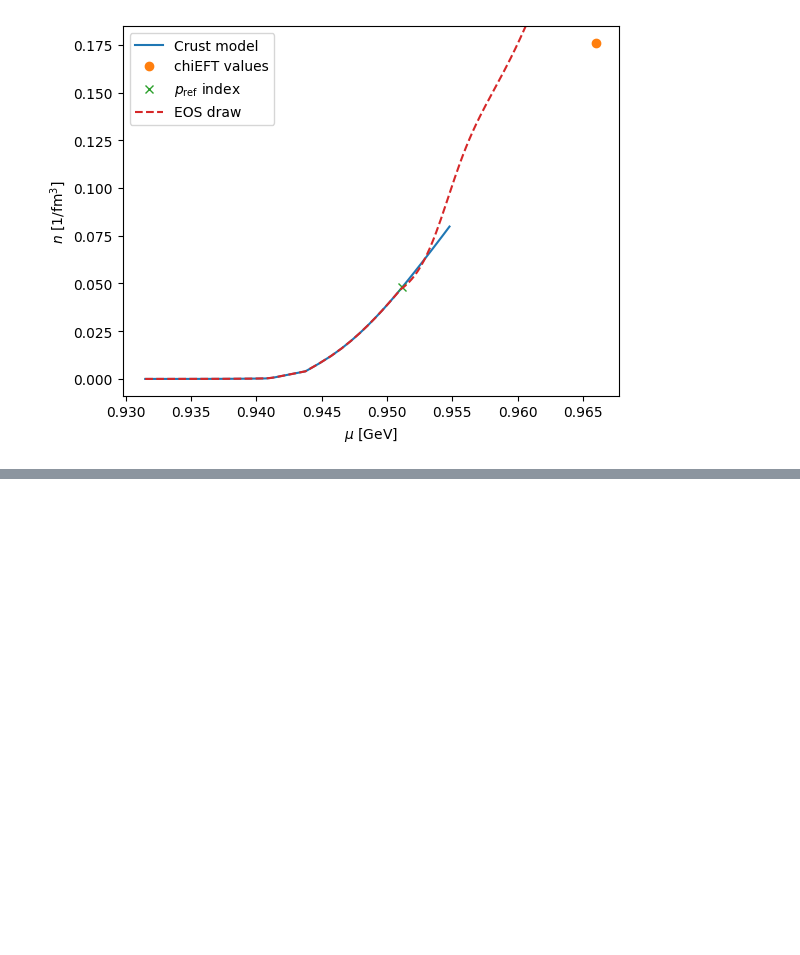
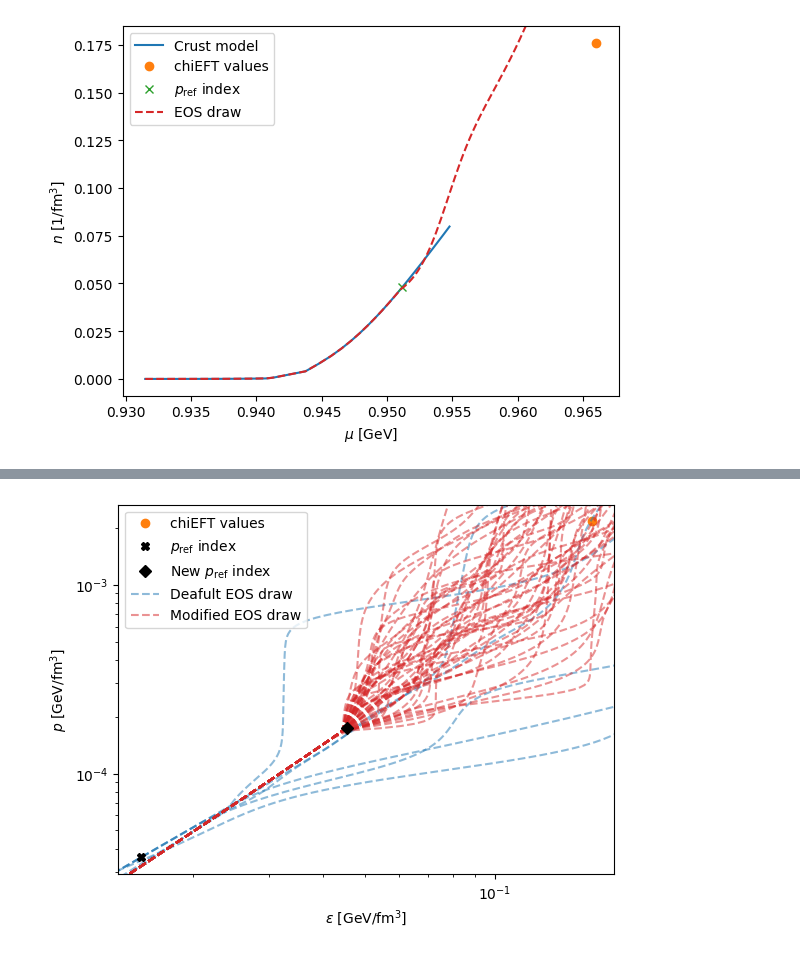
Before and after one commit to eliotfinch/pqcd, a Jupyter notebook: notebooks/inspect_crust.ipynb, the cells around one changed output, grey strips where cells are left out. Drawn from its saved outputs; the diff is of its cells as text; code cells hidden in the pictures; blank space fills up the shorter version.

```diff
--- a/notebooks/inspect_crust.ipynb
+++ b/notebooks/inspect_crust.ipynb
@@ -243,0 +372,84 @@ ax.legend();
+# %%
+fig, ax = plt.subplots()
+ax.set_xscale('log')
+ax.set_yscale('log')
+
+ax.plot(epsilonL, pL, 'o', c='C1', label='chiEFT values')
+ax.plot(
+    default_crust_energy_density[p_ref_index],
+    default_crust_pressure[p_ref_index],
+    'X',
+    label='$p_\mathrm{ref}$ index',
+    zorder=10,
+    c='k',
+    )
+ax.plot(
+    crust_energy_density[p_ref_new_index],
+    crust_pressure[p_ref_new_index],
+    'D',
+    label='New $p_\mathrm{ref}$ index',
+    zorder=10,
+    c='k'
+    )
+
+xlim = ax.get_xlim()
+ylim = ax.get_ylim()
+
+# ax.plot(crust_energy_density, crust_pressure, label='Crust model', c='C2')
+
+n_eos = 50
+for i, eos in enumerate(collated_eos.eos[:6]):
+
+    eos = int(eos)
+
+    eos = pd.read_csv(f'{target_dir}/eos-draw-{eos:06}.csv')
+
+    eos_pressure = to_GeV_per_cubic_femtometre(eos.pressurec2)
+    eos_energy_density = to_GeV_per_cubic_femtometre(eos.energy_densityc2)
+    eos_number_density = to_nucleons_per_cubic_femtometre(eos.baryon_density)
+
+    eos_chemical_potential = (eos_energy_density+eos_pressure)/eos_number_density
+
+    ax.plot(
+        eos_energy_density,
+        eos_pressure,
+        linestyle='--',
+        label='Deafult EOS draw' if i == 0 else None,
+        c='C0',
+        alpha=0.5)
+
+for n in range(n_eos):
+
+    file_path = (
+        f'../data/eos-draws-modified/12/margagn/DRAWmod1000-000000/eos-draw-{n:06}.csv'
+    )
+
+    eos = pd.read_csv(file_path)
+
+    eos_pressure = to_GeV_per_cubic_femtometre(eos.pressurec2)
+    eos_energy_density = to_GeV_per_cubic_femtometre(eos.energy_densityc2)
+    eos_number_density = to_nucleons_per_cubic_femtometre(eos.baryon_density)
+
+    eos_chemical_potential = (eos_energy_density+eos_pressure)/eos_number_density
+
+    ax.plot(
+        eos_energy_density,
+        eos_pressure,
+        linestyle='--',
+        label='Modified EOS draw' if n == 0 else None,
+        c='C3',
+        alpha=0.5
+        )
+
+# ax.set_xlim(1e-3, 0.2)
+# ax.set_ylim(1e-6, 0.025)
+
+ax.set_xlim(xlim)
+ax.set_ylim(ylim)
+
+ax.set_xlabel('$\epsilon$ [GeV/fm$^3$]')
+ax.set_ylabel('$p$ [GeV/fm$^3$]')
+
+ax.legend();
+# %% [output]
+[figure, added]
```
Also changed, not shown: parts of 9 cells of this notebook.
